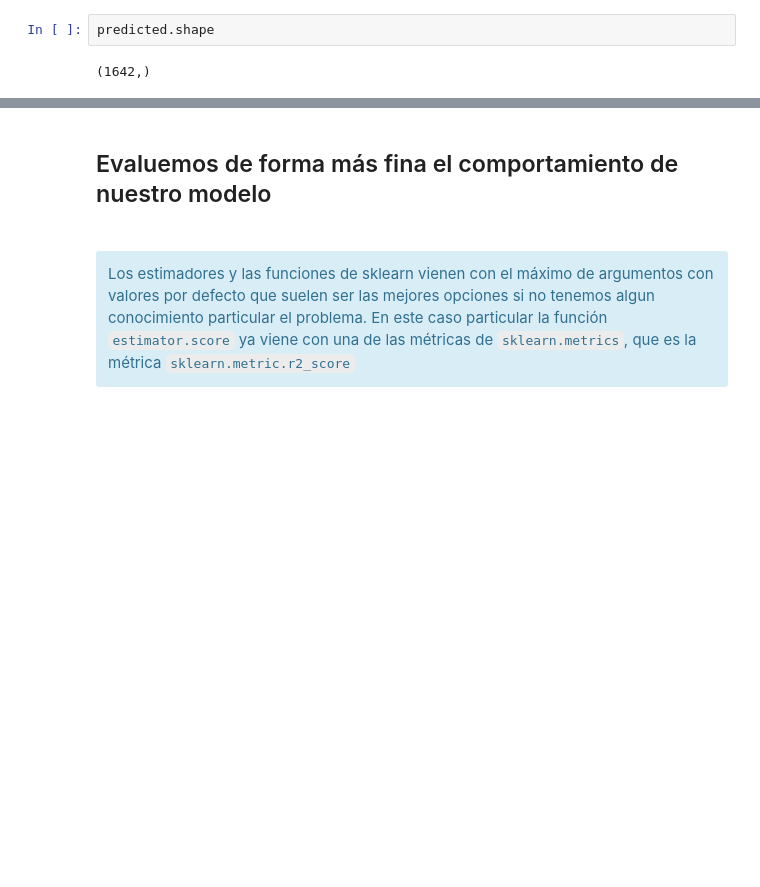
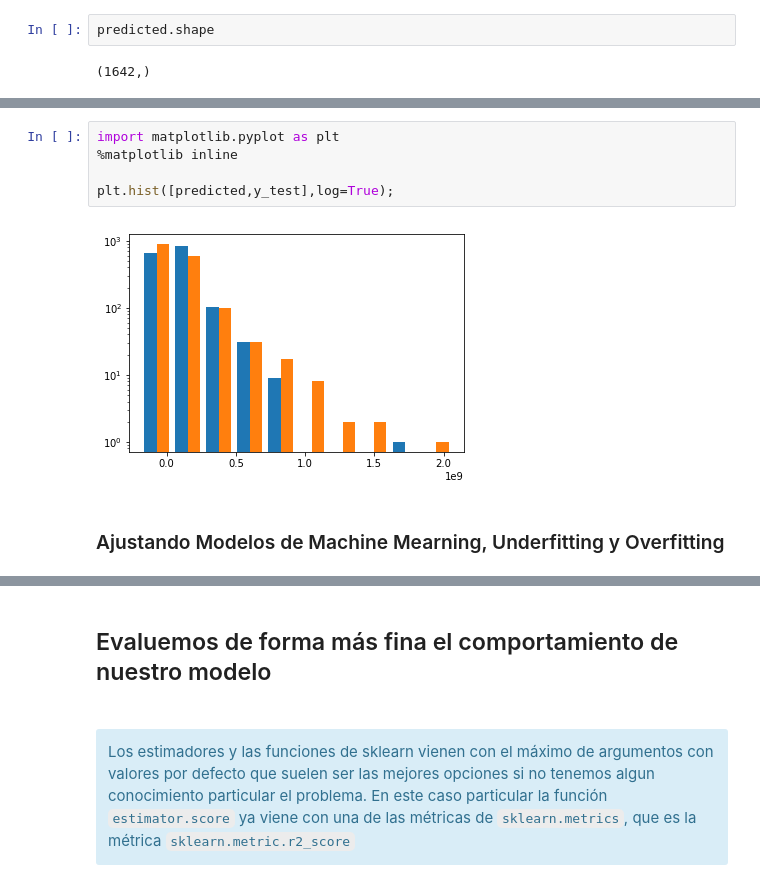
Before and after one commit to Jhonbeltran/machine-learning-platzi, a Jupyter notebook: 10 Primera Iteración - Modelamiento y Evaluación.ipynb, the cells around one changed output, grey strips where cells are left out. Saved outputs shown, nothing was run; the diff lists cells and outputs as text; blank space fills up the shorter version.

Commit message:
Agrego explicacioón de ajuste de modelos

```diff
--- a/10 Primera Iteración - Modelamiento y Evaluación.ipynb
+++ b/10 Primera Iteración - Modelamiento y Evaluación.ipynb
@@ -110,0 +119,9 @@ plt.hist([predicted,y_test]);
+# %%
+import matplotlib.pyplot as plt
+%matplotlib inline
+
+plt.hist([predicted,y_test],log=True);
+# %% [output]
+[figure, added]
+# %% [markdown]
+### Ajustando Modelos de Machine Mearning, Underfitting y Overfitting
```
Also changed, not shown: parts of 14 cells of this notebook, 2 other files.
